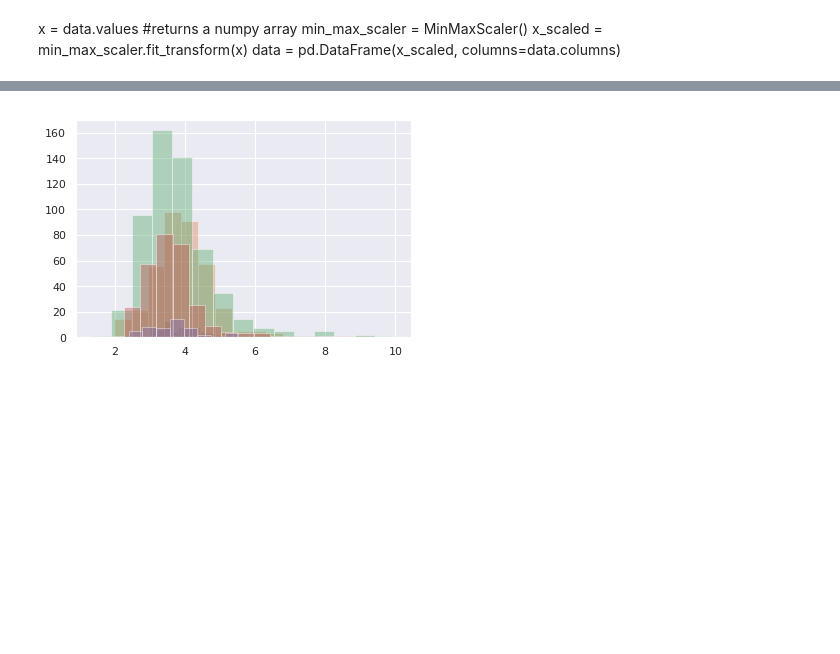
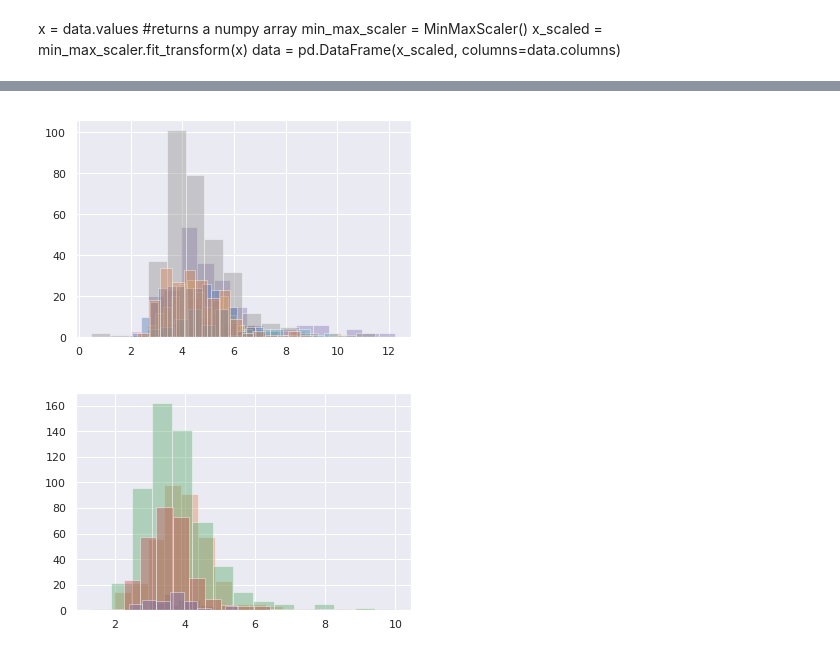
Before and after one commit to CaioMar/Venacao, a Jupyter notebook: Distance_histogram.ipynb, the cells around one changed output, grey strips where cells are left out. Cells and saved outputs as stored; diff of their text form; code cells hidden in the pictures; blank space fills up the shorter version.

```diff
--- a/Distance_histogram.ipynb
+++ b/Distance_histogram.ipynb
@@ -27,3 +111,10 @@ data.
+# %%
+for i in range(1,5):
+    for j in range(1,4):
+        df = data.groupby(['VeinOrder','NN VeinOrder']).get_group((i,j)).drop(['VeinOrder','Geometric','Arithmetic','NN VeinOrder'],axis=1)
+        sns.distplot(df, bins=15,hist=True, kde=False, rug=False)
+# %% [output]
+[figure, added]
 # %%
 for i in range(1,6):
     df = data.groupby('VeinOrder').get_group(i).drop(['VeinOrder','Geometric','Arithmetic','NN VeinOrder'],axis=1)
```
Also changed, not shown: parts of 13 cells of this notebook, 1 other file.
